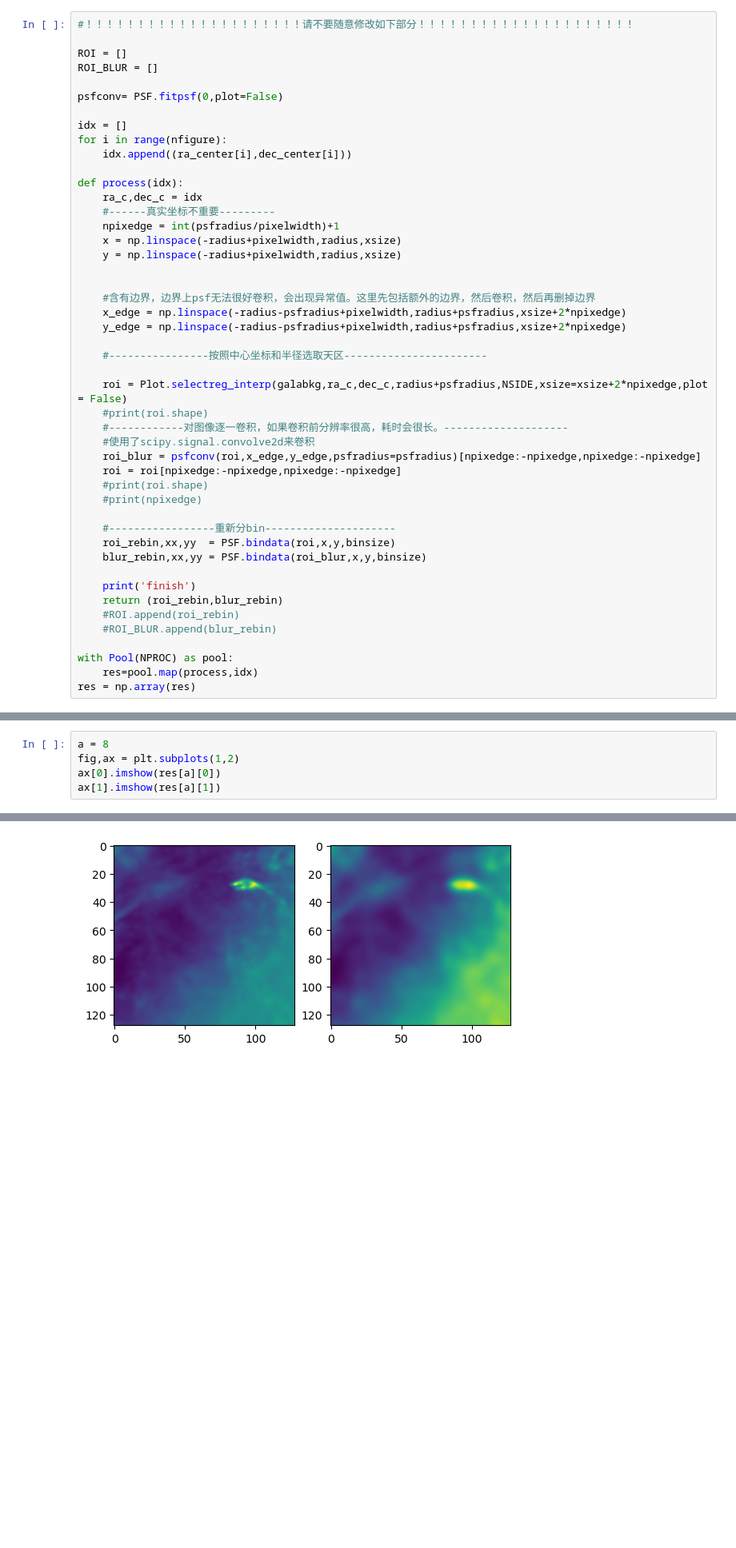
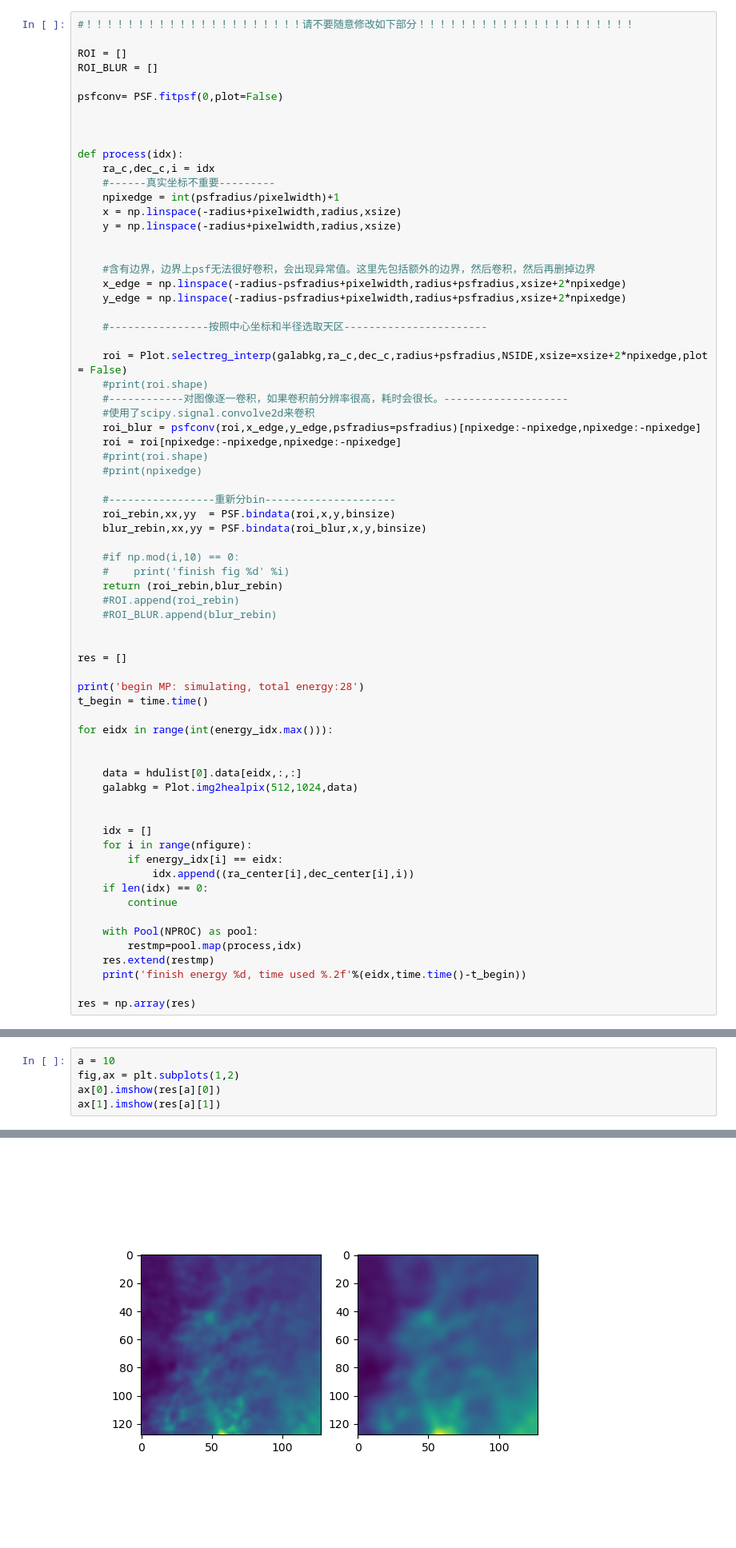
Before and after one commit to Eduard-2001/SimulateGammaRaySource, a Jupyter notebook: Simulation/MakeSimulation.ipynb, the cells around one changed output, grey strips where cells are left out. Shown at 80% size. Drawn from its saved outputs; the diff is of its cells as text; blank space fills up the shorter version.

```diff
--- a/Simulation/MakeSimulation.ipynb
+++ b/Simulation/MakeSimulation.ipynb
@@ -57,12 +64,10 @@ ROI_BLUR = []
 
 psfconv= PSF.fitpsf(0,plot=False)
 
-idx = []
-for i in range(nfigure):
-    idx.append((ra_center[i],dec_center[i]))
+
 
 def process(idx):
-    ra_c,dec_c = idx
+    ra_c,dec_c,i = idx
     #------真实坐标不重要---------
     npixedge = int(psfradius/pixelwidth)+1
     x = np.linspace(-radius+pixelwidth,radius,xsize)
@@ -88,12 +93,36 @@ def process(idx):
     roi_rebin,xx,yy  = PSF.bindata(roi,x,y,binsize)
     blur_rebin,xx,yy = PSF.bindata(roi_blur,x,y,binsize)
 
-    print('finish')
+    #if np.mod(i,10) == 0:
+    #    print('finish fig %d' %i)
     return (roi_rebin,blur_rebin)
     #ROI.append(roi_rebin)
     #ROI_BLUR.append(blur_rebin)
 
-with Pool(NPROC) as pool:
-    res=pool.map(process,idx)
+
+res = []
+
+print('begin MP: simulating, total energy:28')
+t_begin = time.time()
+
+for eidx in range(int(energy_idx.max())):
+
+
+    data = hdulist[0].data[eidx,:,:]
+    galabkg = Plot.img2healpix(512,1024,data)
+
+
+    idx = []
+    for i in range(nfigure):
+        if energy_idx[i] == eidx:
+            idx.append((ra_center[i],dec_center[i],i))
+    if len(idx) == 0:
+        continue
+
+    with Pool(NPROC) as pool:
+        restmp=pool.map(process,idx)
+    res.extend(restmp)
+    print('finish energy %d, time used %.2f'%(eidx,time.time()-t_begin))
+
 res = np.array(res)
 # %% [output]
@@ -110,11 +146,11 @@ finish
 # %%
-a = 8
+a = 10
 fig,ax = plt.subplots(1,2)
 ax[0].imshow(res[a][0])
 ax[1].imshow(res[a][1])
 # %% [output]
 <matplotlib.image.AxesImage at 0x...>
-[figure, old version]
+[figure, new version]
 # %%
 np.save('../SimulatedData/original.npy',res[:,0,:,:])
 np.save('../SimulatedData/blurred.npy',res[:,1,:,:])
```
Also changed, not shown: parts of 3 cells of this notebook, 7 other files.
